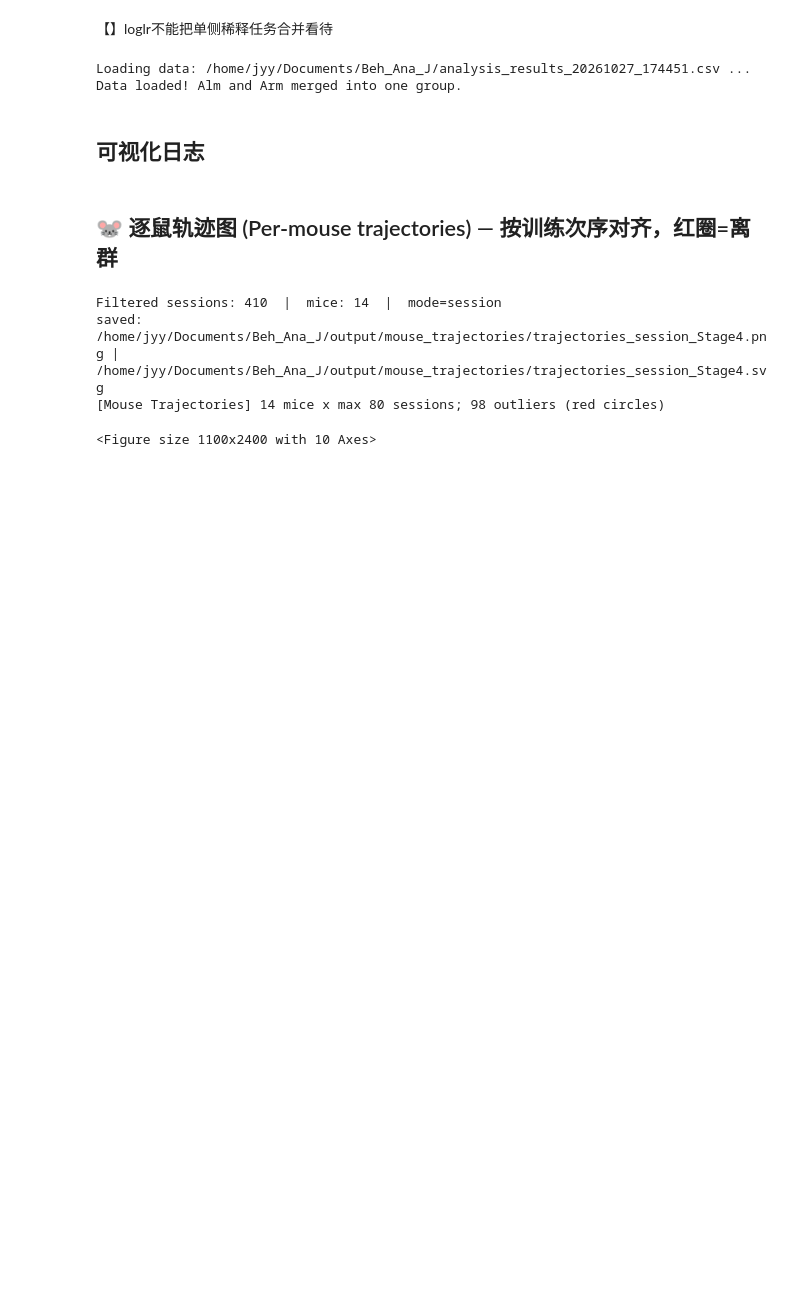
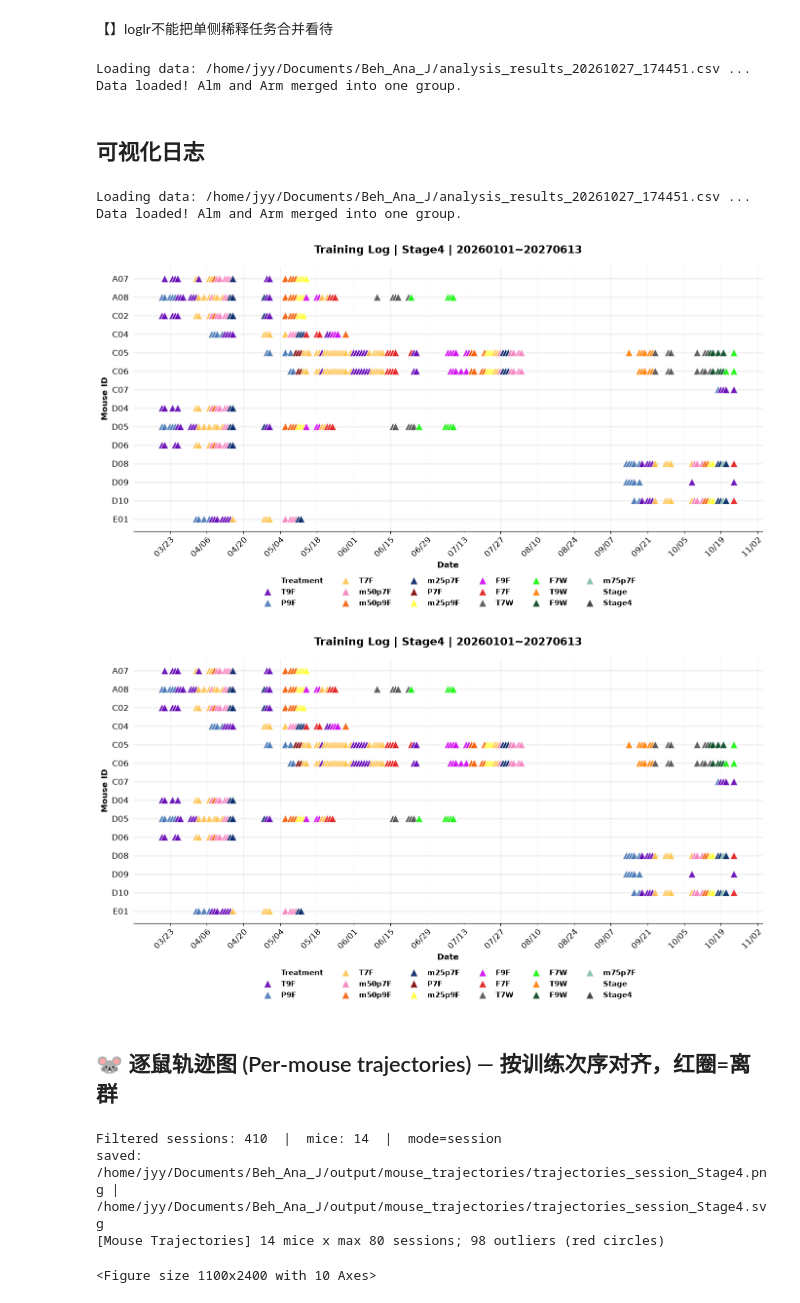
Before and after one commit to zyyk78/Beh_Ana, a Jupyter notebook: 3-main_AnaOfdata.ipynb, the cells around one changed output. Cells and saved outputs as stored; diff of their text form; code cells hidden in the pictures; blank space fills up the shorter version.

```diff
--- a/3-main_AnaOfdata.ipynb
+++ b/3-main_AnaOfdata.ipynb
@@ -1372,32 +1373,39 @@ Data loaded! Alm and Arm merged into one group.
 # %%
 # analyzer = BehaviorDataAnalyzer('beh_total_rename.xlsx')
 # # 筛选阶段4的T7F数据
 # target_data = analyzer.filter_data(stage="Stage4", treatment="T7F")
 # # 执行分析：会自动【打印原始表】+【展示对比图】
 # analyzer.split_and_compare_by_date(target_data, metrics=['Accuracy', 'Reward Rate'])
 # 初始化你的分析器
 # analyzer = BehaviorDataAnalyzer('/home/jyy/Documents/Beh_Ana_J/beh_total_rename_r.xlsx')
 analyzer = BehaviorDataAnalyzer('/home/jyy/Documents/Beh_Ana_J/analysis_results_20261027_174451.csv')
 # 直接调用全景图打印功能
 # analyzer.plot_training_log()
 
 # ====== 筛选示例（按需取消注释）======
 # 只看某个 Stage：
 # analyzer.plot_training_log(stage='Stage4')
 # analyzer.plot_training_log(stage=['Stage3', 'MPtest'])
 
 # 只看日期区间（闭区间，格式 YYYYMMDD）：
 # analyzer.plot_training_log(start_date='20260501', end_date='20260701')
 
 # Stage + 日期组合：
-analyzer.plot_training_log(stage='Stage4', start_date='20260101', end_date='20270613')
+from IPython.display import display
+_fig_log = analyzer.plot_training_log(stage='Stage4', start_date='20260101', end_date='20270613')
+display(_fig_log)
 
 # 再加处理组 / 指定鼠（treatment 用映射后的标准名，如 m50p7F）：
 # analyzer.plot_training_log(stage='Stage4', treatment=['T7F','m50p7F'])
 # analyzer.plot_training_log(mouse_id=['C05','C06'], start_date='20260513')
 
 # 自定义标题：
 # analyzer.plot_training_log(stage='Stage4', title='Stage4 全程训练记录')
+# %% [output]
+Loading data: /home/jyy/Documents/Beh_Ana_J/analysis_results_20261027_174451.csv ...
+Data loaded! Alm and Arm merged into one group.
+[figure, added]
+[figure, added]
 # %% [markdown]
 ## 🐭 逐鼠轨迹图 (Per-mouse trajectories) — 按训练次序对齐，红圈=离群
 # %%
```
Also changed, not shown: parts of 4 cells of this notebook.
